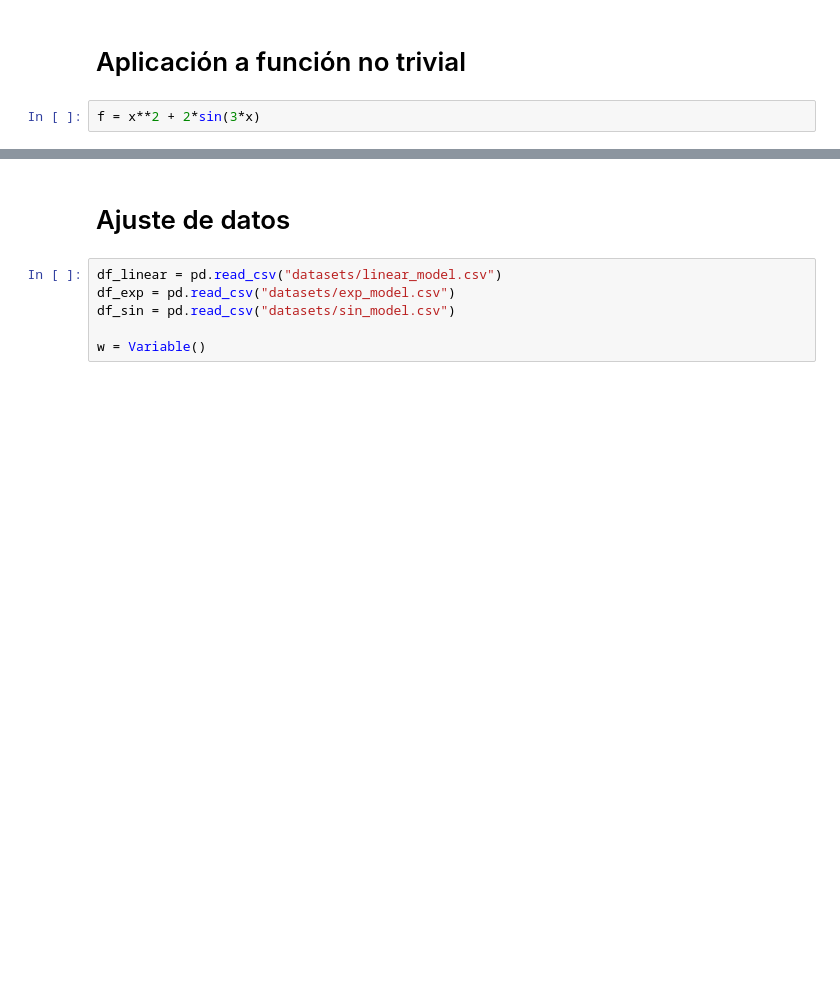
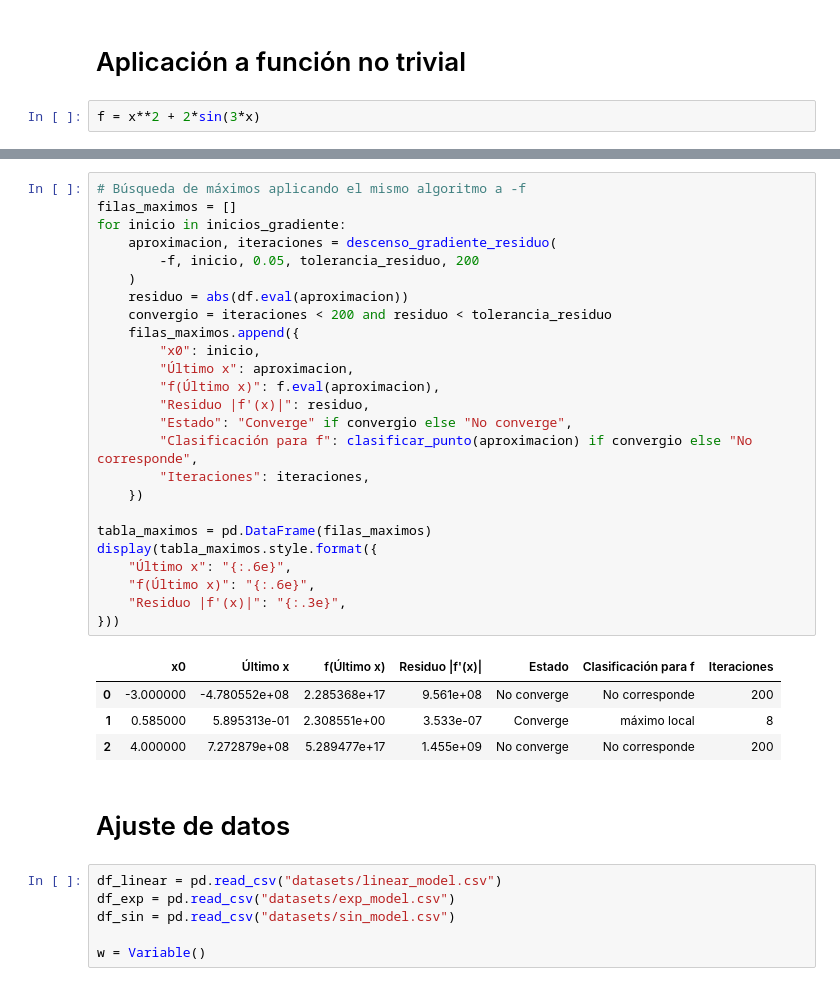
Before and after one commit to SantiagoPiZe/calculoTarea2, a Jupyter notebook: project.ipynb, the cells around one changed output, grey strips where cells are left out. Saved outputs shown, nothing was run; the diff lists cells and outputs as text; blank space fills up the shorter version.

```diff
--- a/project.ipynb
+++ b/project.ipynb
@@ -138,3 +276,33 @@ f = x**2 + 2*sin(3*x)
+# %%
+# Búsqueda de máximos aplicando el mismo algoritmo a -f
+filas_maximos = []
+for inicio in inicios_gradiente:
+    aproximacion, iteraciones = descenso_gradiente_residuo(
+        -f, inicio, 0.05, tolerancia_residuo, 200
+    )
+    residuo = abs(df.eval(aproximacion))
+    convergio = iteraciones < 200 and residuo < tolerancia_residuo
+    filas_maximos.append({
+        "x0": inicio,
+        "Último x": aproximacion,
+        "f(Último x)": f.eval(aproximacion),
+        "Residuo |f'(x)|": residuo,
+        "Estado": "Converge" if convergio else "No converge",
+        "Clasificación para f": clasificar_punto(aproximacion) if convergio else "No corresponde",
+        "Iteraciones": iteraciones,
+    })
+
+tabla_maximos = pd.DataFrame(filas_maximos)
+display(tabla_maximos.style.format({
+    "Último x": "{:.6e}",
+    "f(Último x)": "{:.6e}",
+    "Residuo |f'(x)|": "{:.3e}",
+}))
+# %% [output]
+|  | x0 | Último x | f(Último x) | Residuo |f'(x)| | Estado | Clasificación para f | Iteraciones |
+| 0 | -3.000000 | -4.780552e+08 | 2.285368e+17 | 9.561e+08 | No converge | No corresponde | 200 |
+| 1 | 0.585000 | 5.895313e-01 | 2.308551e+00 | 3.533e-07 | Converge | máximo local | 8 |
+| 2 | 4.000000 | 7.272879e+08 | 5.289477e+17 | 1.455e+09 | No converge | No corresponde | 200 |
 # %% [markdown]
 # Ajuste de datos
 # %%
```
Also changed, not shown: parts of 3 cells of this notebook, 4 other files.
